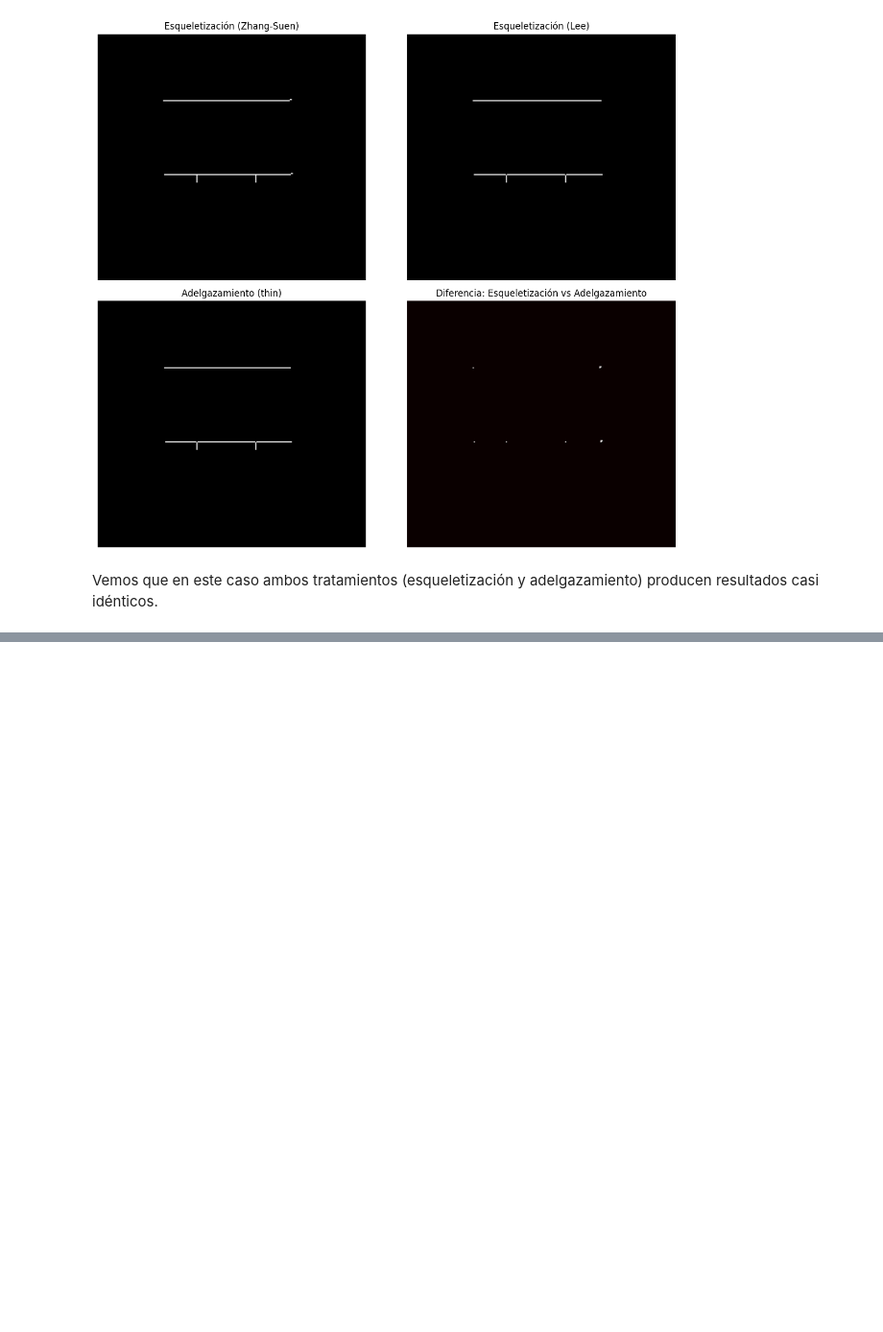
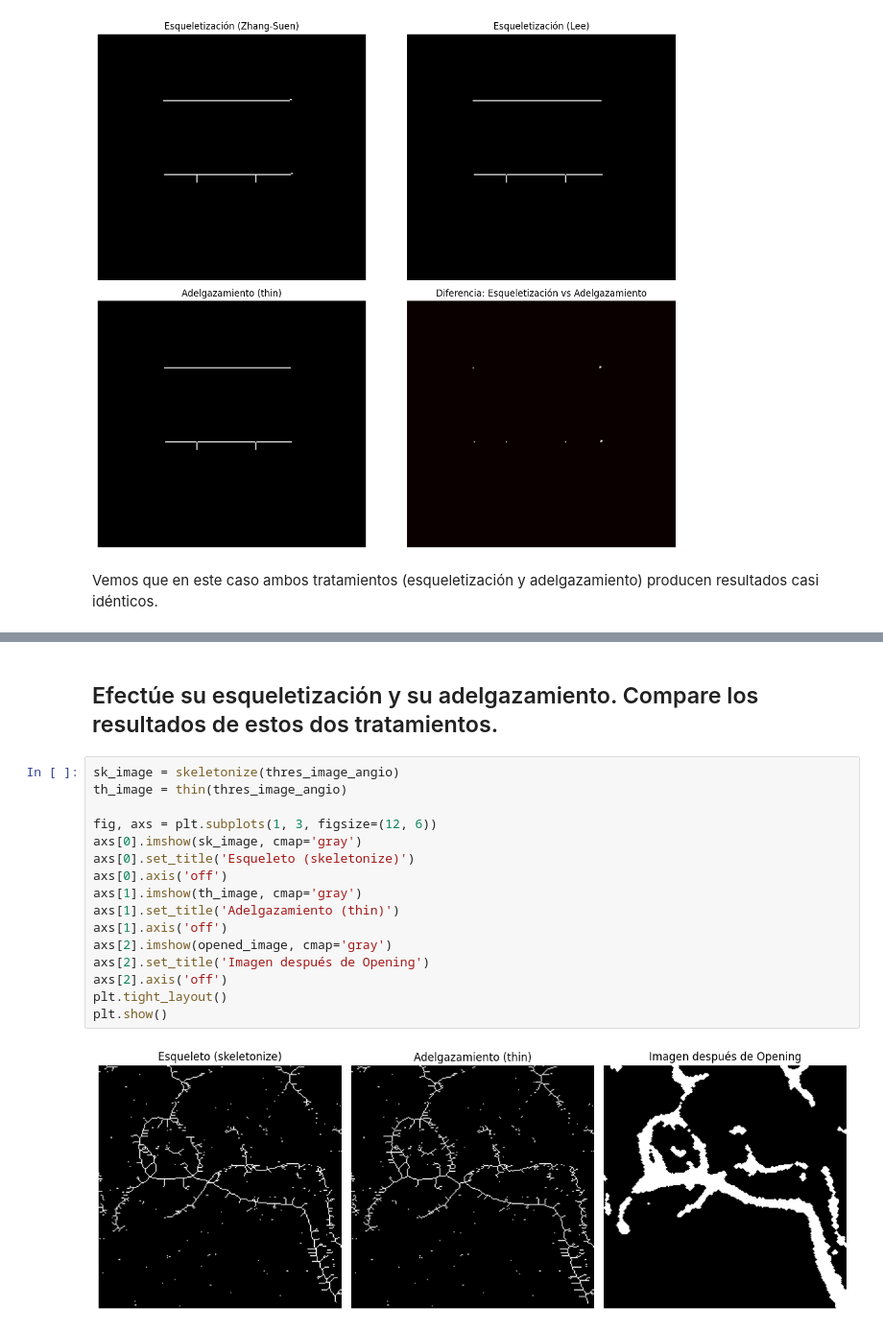
Before and after one commit to santichica/tallleres-cv, a Jupyter notebook: taller6/esqueleto_y_adelgazamiento.ipynb, the cells around one changed output, grey strips where cells are left out. Shown at 96% size. Saved outputs shown, nothing was run; the diff lists cells and outputs as text; blank space fills up the shorter version.

```diff
--- a/taller6/esqueleto_y_adelgazamiento.ipynb
+++ b/taller6/esqueleto_y_adelgazamiento.ipynb
@@ -112,0 +158,20 @@ Vemos que en este caso ambos tratamientos (esqueletización y adelgazamiento) pr
+# %% [markdown]
+## Efectúe su esqueletización y su adelgazamiento. Compare los resultados de estos dos tratamientos.
+# %%
+sk_image = skeletonize(thres_image_angio)
+th_image = thin(thres_image_angio)
+
+fig, axs = plt.subplots(1, 3, figsize=(12, 6))
+axs[0].imshow(sk_image, cmap='gray')
+axs[0].set_title('Esqueleto (skeletonize)')
+axs[0].axis('off')
+axs[1].imshow(th_image, cmap='gray')
+axs[1].set_title('Adelgazamiento (thin)')
+axs[1].axis('off')
+axs[2].imshow(opened_image, cmap='gray')
+axs[2].set_title('Imagen después de Opening')
+axs[2].axis('off')
+plt.tight_layout()
+plt.show()
+# %% [output]
+[figure, added]
```
Also changed, not shown: parts of 10 cells of this notebook.
